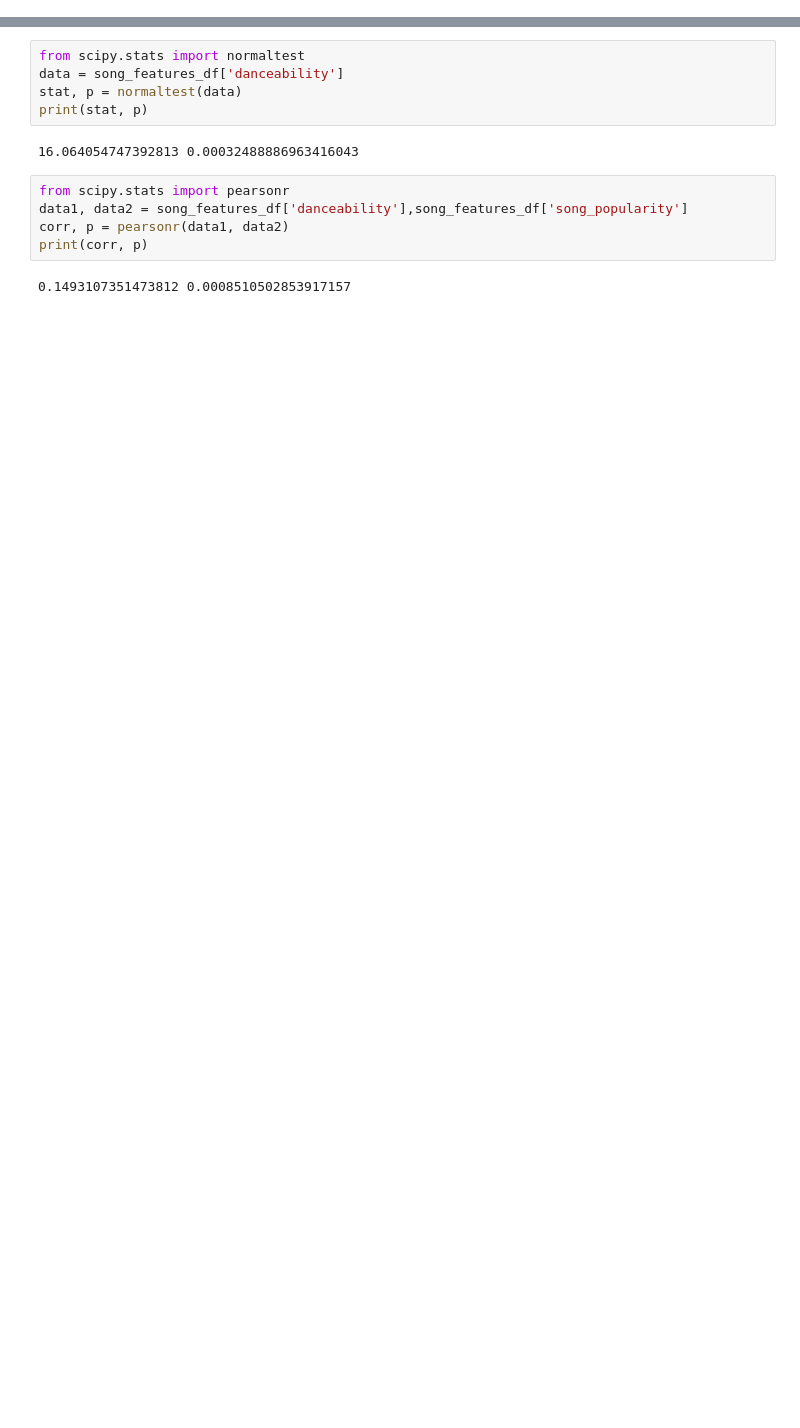
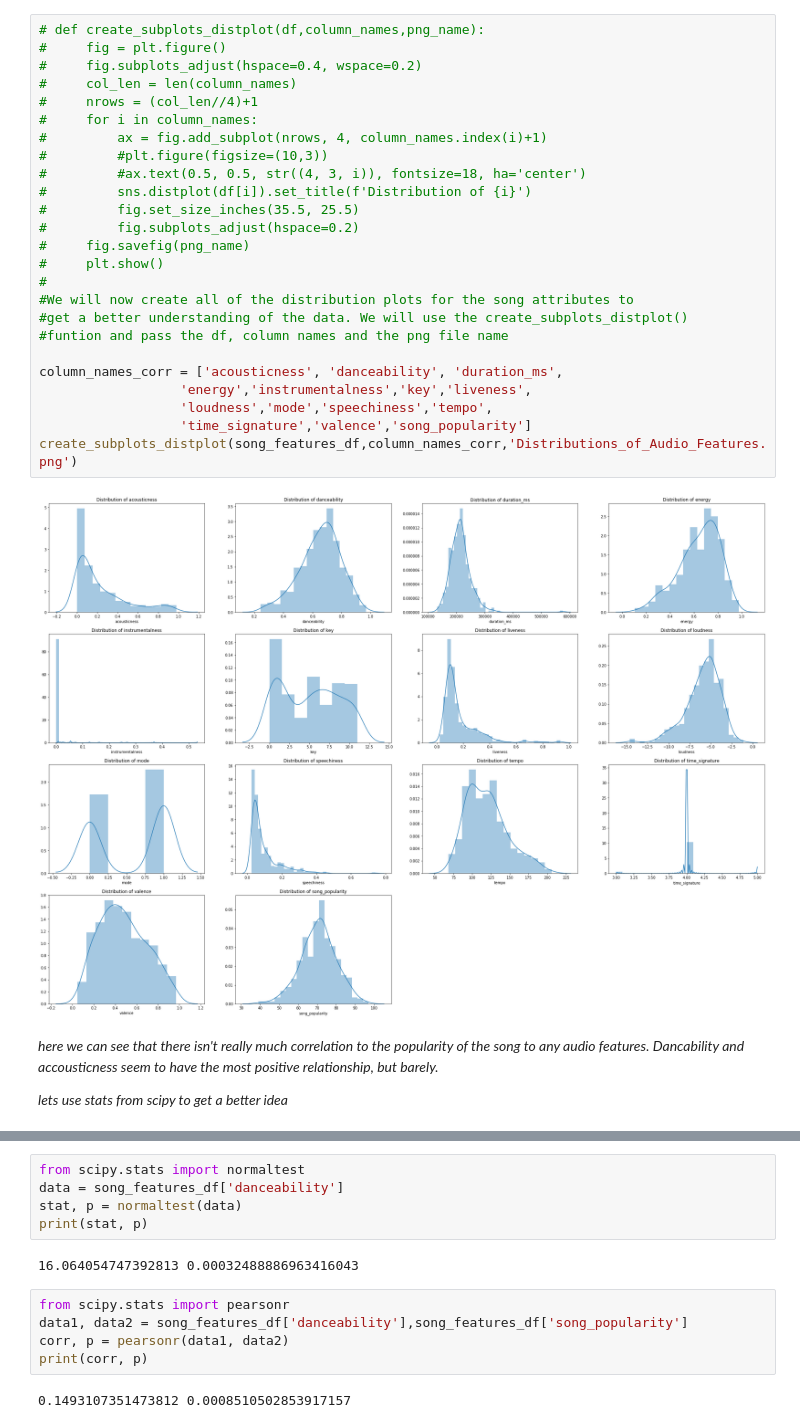
Before and after one commit to elenasm7/Flatiron_module_one_project, a Jupyter notebook: female_artists.ipynb, the cells around one changed output, grey strips where cells are left out. Saved outputs shown, nothing was run; the diff lists cells and outputs as text; blank space fills up the shorter version.

```diff
--- a/female_artists.ipynb
+++ b/female_artists.ipynb
@@ -364,0 +133,31 @@ plt.xticks(rotation=90)
+# %%
+# def create_subplots_distplot(df,column_names,png_name):
+#     fig = plt.figure()
+#     fig.subplots_adjust(hspace=0.4, wspace=0.2)
+#     col_len = len(column_names)
+#     nrows = (col_len//4)+1
+#     for i in column_names:
+#         ax = fig.add_subplot(nrows, 4, column_names.index(i)+1)
+#         #plt.figure(figsize=(10,3))
+#         #ax.text(0.5, 0.5, str((4, 3, i)), fontsize=18, ha='center')
+#         sns.distplot(df[i]).set_title(f'Distribution of {i}')
+#         fig.set_size_inches(35.5, 25.5)
+#         fig.subplots_adjust(hspace=0.2)
+#     fig.savefig(png_name)
+#     plt.show()
+#
+#We will now create all of the distribution plots for the song attributes to
+#get a better understanding of the data. We will use the create_subplots_distplot()
+#funtion and pass the df, column names and the png file name
+
+column_names_corr = ['acousticness', 'danceability', 'duration_ms',
+                  'energy','instrumentalness','key','liveness',
+                  'loudness','mode','speechiness','tempo',
+                  'time_signature','valence','song_popularity']
+create_subplots_distplot(song_features_df,column_names_corr,'Distributions_of_Audio_Features.png')
+# %% [output]
+[figure, added]
+# %% [markdown]
+_here we can see that there isn't really much correlation to the popularity of the song to any audio features. Dancability and accousticness seem to have the most positive relationship, but barely._
+
+_lets use stats from scipy to get a better idea_
```
Also changed, not shown: parts of 83 cells of this notebook.
